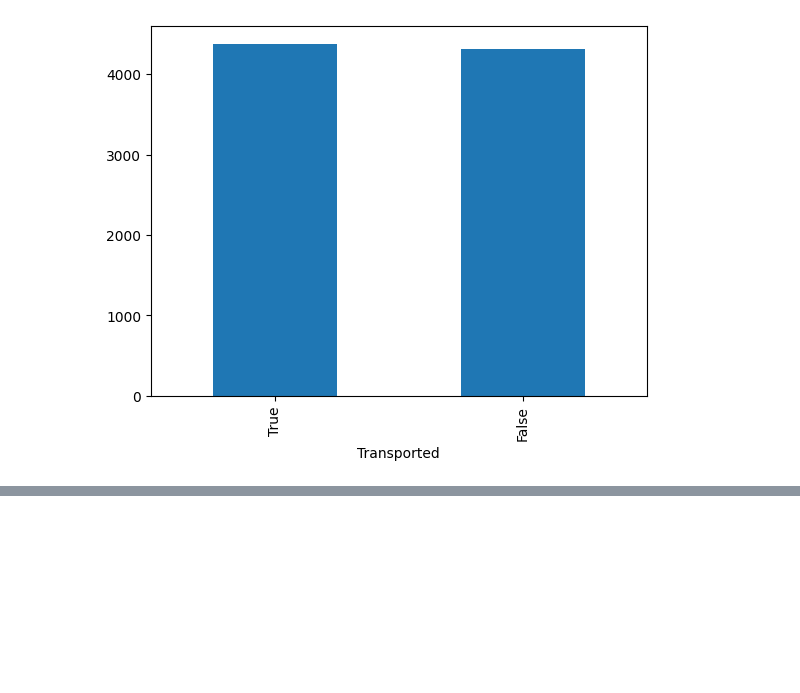
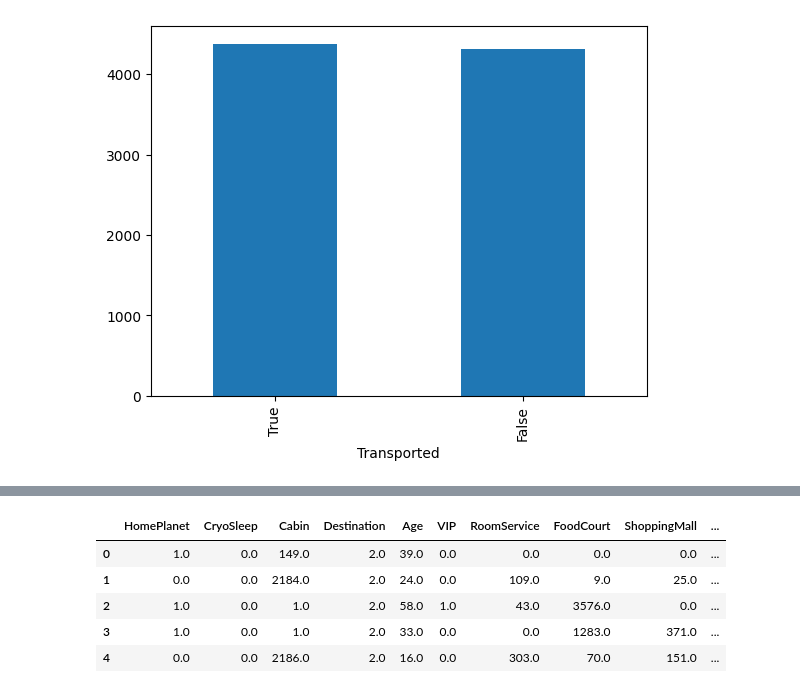
Before and after one commit to karishma-battina/kaggle, a Jupyter notebook: competitions/spaceshiptitanicclassification.ipynb, the cells around one changed output, grey strips where cells are left out. Drawn from its saved outputs; the diff is of its cells as text; code cells hidden in the pictures; blank space fills up the shorter version.

```diff
--- a/competitions/spaceshiptitanicclassification.ipynb
+++ b/competitions/spaceshiptitanicclassification.ipynb
@@ -84,4 +84,4 @@ plot_df.plot(kind="bar")
 [figure]
 # %%
 numeric_features = ['Age', 'RoomService', 'FoodCourt', 'ShoppingMall', 'Spa', 'VRDeck']
-categorical_features = ['HomePlanet', 'CryoSleep', 'Destination', 'VIP', 'Deck', 'Side']
+categorical_features = ['HomePlanet', 'CryoSleep', 'Cabin', 'Destination', 'VIP']
@@ -89,0 +88,9 @@ categorical_features = ['HomePlanet', 'CryoSleep', 'Destination', 'VIP', 'Deck',
+# %%
+#Handle missing values
+from sklearn.impute import SimpleImputer
+from sklearn.preprocessing import StandardScaler, OrdinalEncoder
+
+train_data[numeric_features] = SimpleImputer(strategy='median').fit_transform(train_data[numeric_features])
+train_data[categorical_features] = SimpleImputer(strategy='most_frequent').fit_transform(train_data[categorical_features])
+
+train_data[categorical_features] = OrdinalEncoder().fit_transform(train_data[categorical_features])
@@ -89,0 +113,11 @@ categorical_features = ['HomePlanet', 'CryoSleep', 'Destination', 'VIP', 'Deck',
+# %%
+train_data['Transported'] = train_data['Transported'].astype(int)
+# %%
+train_data.head()
+# %% [output]
+|  | HomePlanet | CryoSleep | Cabin | Destination | Age | VIP | RoomService | FoodCourt | ShoppingMall | ... |
+| 0 | 1.0 | 0.0 | 149.0 | 2.0 | 39.0 | 0.0 | 0.0 | 0.0 | 0.0 | ... |
+| 1 | 0.0 | 0.0 | 2184.0 | 2.0 | 24.0 | 0.0 | 109.0 | 9.0 | 25.0 | ... |
+| 2 | 1.0 | 0.0 | 1.0 | 2.0 | 58.0 | 1.0 | 43.0 | 3576.0 | 0.0 | ... |
+| 3 | 1.0 | 0.0 | 1.0 | 2.0 | 33.0 | 0.0 | 0.0 | 1283.0 | 371.0 | ... |
+| 4 | 0.0 | 0.0 | 2186.0 | 2.0 | 16.0 | 0.0 | 303.0 | 70.0 | 151.0 | ... |
```
Also changed, not shown: parts of 3 cells of this notebook.
